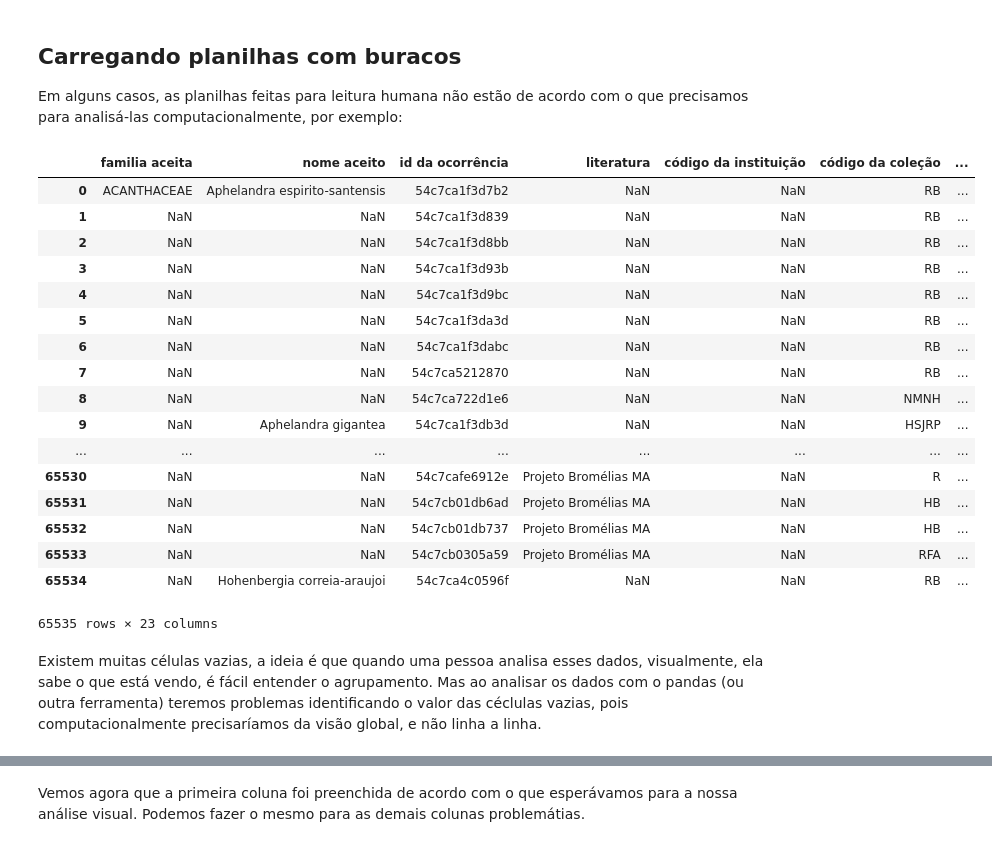
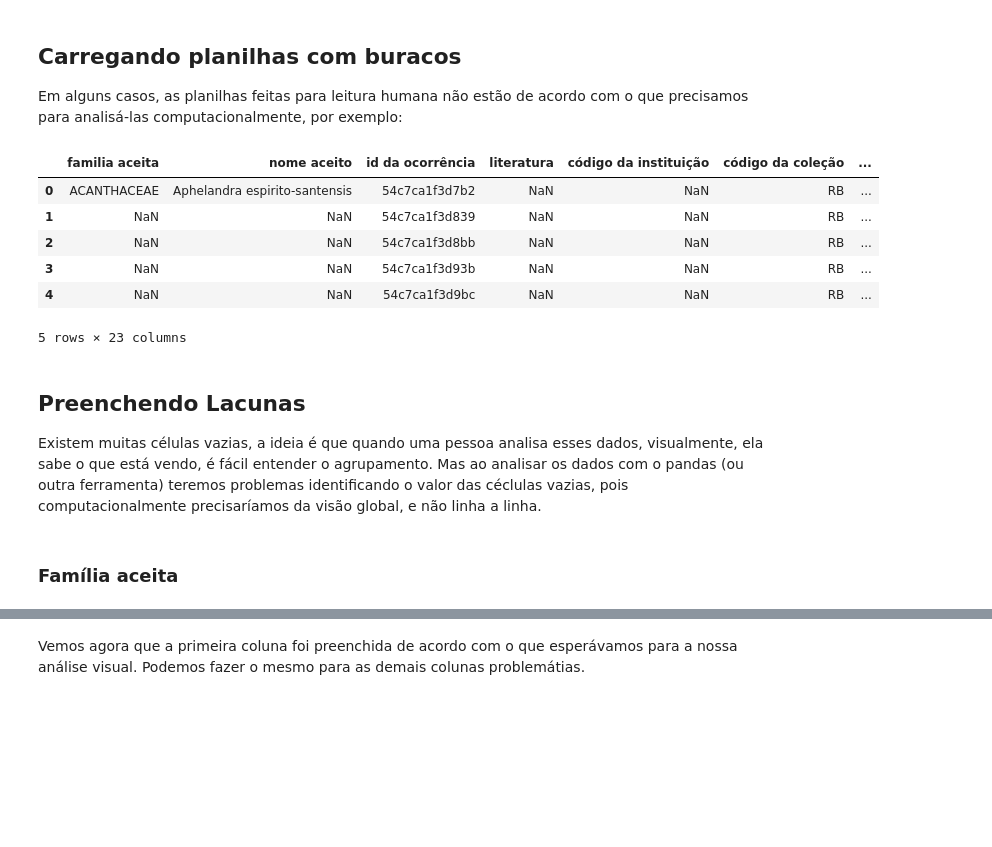
Before and after one commit to andreclaudino/pandas-bad-data, a Jupyter notebook: notebooks/01 - Ajustes dados ruins.ipynb, the cells around one changed output, grey strips where cells are left out. Saved outputs shown, nothing was run; the diff lists cells and outputs as text; code cells hidden in the pictures; blank space fills up the shorter version.

```diff
--- a/notebooks/01 - Ajustes dados ruins.ipynb
+++ b/notebooks/01 - Ajustes dados ruins.ipynb
@@ -8,27 +8,18 @@ Em alguns casos, as planilhas feitas para leitura humana não estão de acordo c
 import pandas as pd
 df = pd.read_excel("../resources/livrovermelho2013occurrences2016-08-23-1308-failed.xls")
 # %%
-df
+df.head(5)
 # %% [output]
 |  | familia aceita | nome aceito | id da ocorrência | literatura | código da instituição | código da coleção | ... |
 | 0 | ACANTHACEAE | Aphelandra espirito-santensis | 54c7ca1f3d7b2 | NaN | NaN | RB | ... |
 | 1 | NaN | NaN | 54c7ca1f3d839 | NaN | NaN | RB | ... |
 | 2 | NaN | NaN | 54c7ca1f3d8bb | NaN | NaN | RB | ... |
 | 3 | NaN | NaN | 54c7ca1f3d93b | NaN | NaN | RB | ... |
 | 4 | NaN | NaN | 54c7ca1f3d9bc | NaN | NaN | RB | ... |
-| 5 | NaN | NaN | 54c7ca1f3da3d | NaN | NaN | RB | ... |
-| 6 | NaN | NaN | 54c7ca1f3dabc | NaN | NaN | RB | ... |
-| 7 | NaN | NaN | 54c7ca5212870 | NaN | NaN | RB | ... |
-| 8 | NaN | NaN | 54c7ca722d1e6 | NaN | NaN | NMNH | ... |
-| 9 | NaN | Aphelandra gigantea | 54c7ca1f3db3d | NaN | NaN | HSJRP | ... |
-| ... | ... | ... | ... | ... | ... | ... | ... |
-| 65530 | NaN | NaN | 54c7cafe6912e | Projeto Bromélias MA | NaN | R | ... |
-| 65531 | NaN | NaN | 54c7cb01db6ad | Projeto Bromélias MA | NaN | HB | ... |
-| 65532 | NaN | NaN | 54c7cb01db737 | Projeto Bromélias MA | NaN | HB | ... |
-| 65533 | NaN | NaN | 54c7cb0305a59 | Projeto Bromélias MA | NaN | RFA | ... |
-| 65534 | NaN | Hohenbergia correia-araujoi | 54c7ca4c0596f | NaN | NaN | RB | ... |
-65535 rows × 23 columns
+5 rows × 23 columns
 # %% [markdown]
+## Preenchendo Lacunas
+
 Existem muitas células vazias, a ideia é que quando uma pessoa analisa esses dados, visualmente, ela sabe o que está vendo, é fácil entender o agrupamento. Mas ao analisar os dados com o pandas (ou outra ferramenta) teremos problemas identificando o valor das céclulas vazias, pois computacionalmente precisaríamos da visão global, e não linha a linha.
 # %%
 import math
@@ -47,4 +38,6 @@ def rename_by_visual_group(df, column_name):
     df[column_name] = s
 
     return df
+# %% [markdown]
+### Família aceita
 # %%
```
Also changed, not shown: parts of 44 cells of this notebook, 11 other files.
